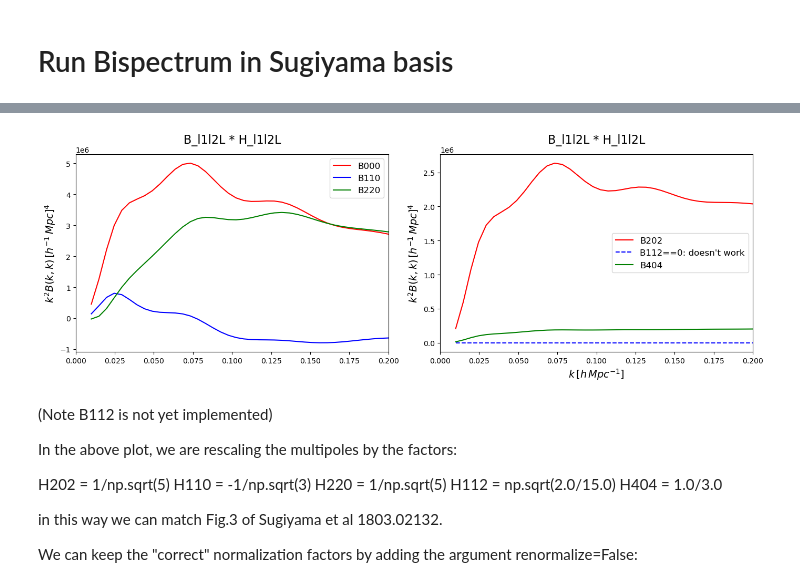
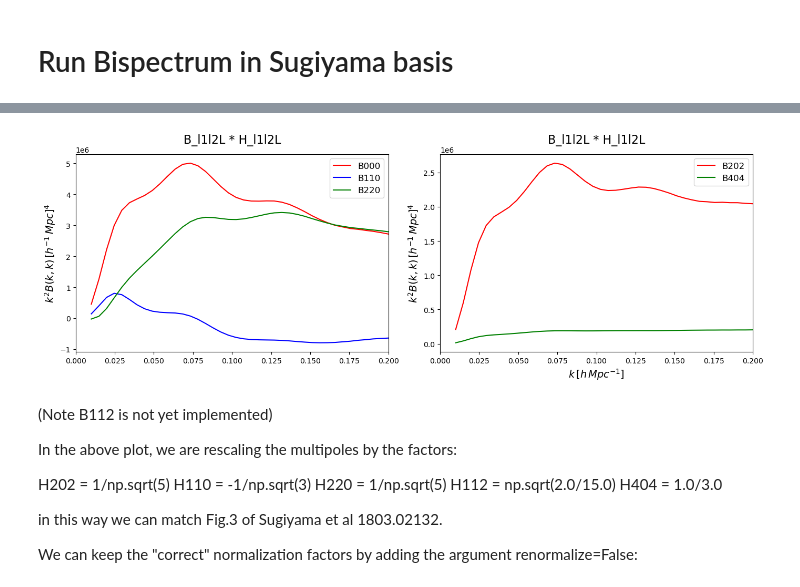
Before and after one commit to alejandroaviles/folpsD, a Jupyter notebook: example.ipynb, the cells around one changed output, grey strips where cells are left out. Saved outputs shown, nothing was run; the diff lists cells and outputs as text; code cells hidden in the pictures.

```diff
--- a/example.ipynb
+++ b/example.ipynb
@@ -101,3 +104,5 @@ bisp_cosmo_params = [OmM,h]
 k_ev = np.linspace(0.01,0.2, num = 40)
 k_ev_bk=np.vstack([k_ev,k_ev]).T   # List of pairs of k. (B=B(k1,k2))
 precision=[10,10,10]
+
+k1k2pairs=k_ev_bk
@@ -104,7 +117,11 @@ precision=[10,10,10]
 # %%
 %%time
 k_pkl_pklnw=np.array([nonlinear[0][0], nonlinear[0][1], nonlinear[1][1]])
-B000, B110, B220, B202, B112, B404 = FOLPS.Bisp_Sugiyama_all(bisp_cosmo_params, bisp_nuis_params,
-                                   k_pkl_pklnw=k_pkl_pklnw, z_pk=z_pk, k1k2pairs=k_ev_bk,
-                                   Omfid=Omfid,precision=precision)
+qpar,qperp=1,1
+B000, B110, B220, B202, B404 = FOLPS.Sugiyama_Bl1l2L(k1k2pairs, bisp_nuis_params, bisp_cosmo_params,
+                                                     qpar, qperp, k_pkl_pklnw,
+                     precision=[10,10,10],
+                     f=None,
+                     renormalize=True,
+                     interpolation_method='linear')
 # %% [output]
@@ -113,30 +131,30 @@ Wall time: 79.5 ms
 # %%
 xmax=0.2
 
 fig, axs = plt.subplots(1, 2, figsize=(14, 5))
 
 axs[0].set_ylabel(r'$k^2 B(k,k) \, [h^{-1} \,  Mpc]^4$', fontsize=14)
 axs[0].plot(k_ev, k_ev**2 * B000, label=r'B000', ls='-', color='red')
 axs[0].plot(k_ev, k_ev**2 * B110, label=r'B110', ls='-', color='blue')
 axs[0].plot(k_ev, k_ev**2 * B220, label=r'B220', ls='-', color='green')
 axs[0].set_xlim([0, xmax])
 axs[0].legend(fontsize=12, loc='best')
 axs[0].set_title('B_l1l2L * H_l1l2L', fontsize=16, pad=15)
 
 axs[1].set_xlabel(r'$k \, [h\, Mpc^{-1}]$', fontsize=14)
 axs[1].set_ylabel(r'$k^2 B(k,k) \, [h^{-1} \,  Mpc]^4$', fontsize=14)
 axs[1].plot(k_ev, k_ev**2 * B202, label=r'B202', ls='-', color='red')
-axs[1].plot(k_ev, k_ev**2 * B112, label=r"B112==0: doesn't work", ls='--', color='blue')
+# axs[1].plot(k_ev, k_ev**2 * B112, label=r"B112==0: doesn't work", ls='--', color='blue')
 axs[1].plot(k_ev, k_ev**2 * B404, label=r'B404', ls='-', color='green')
 axs[1].set_xlim([0, xmax])
 axs[1].legend(fontsize=12, loc='best')
 axs[1].set_title('B_l1l2L * H_l1l2L', fontsize=16, pad=15)
 
 
 plt.tight_layout()
 plt.show()
 # %% [output]
-[figure, old version]
+[figure, new version]
 # %% [markdown]
 (Note B112 is not yet implemented)
 
```
Also changed, not shown: parts of 15 cells of this notebook, 2 other files.
